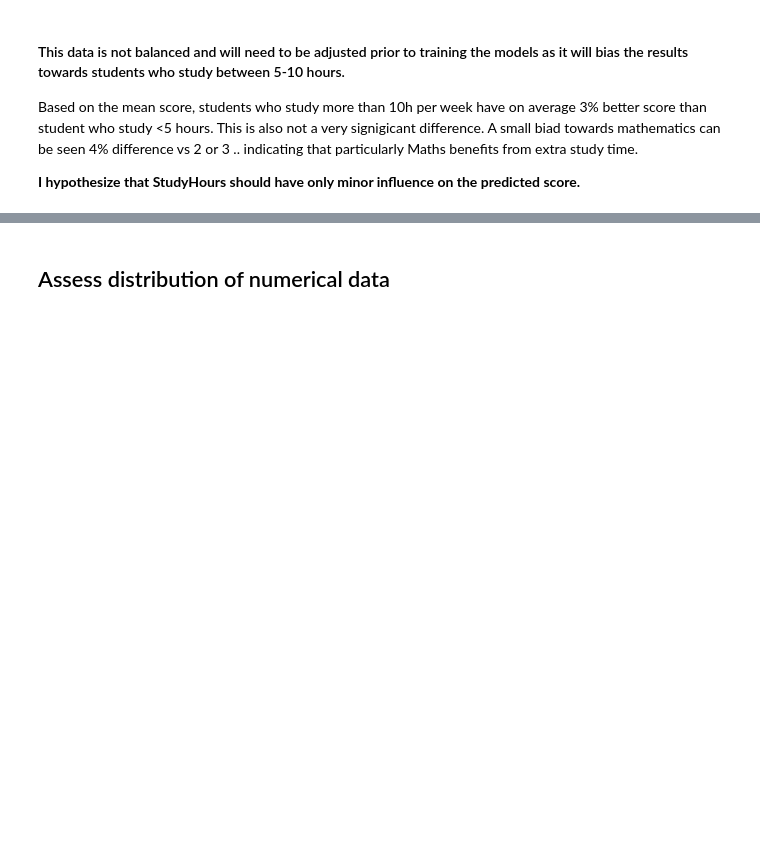
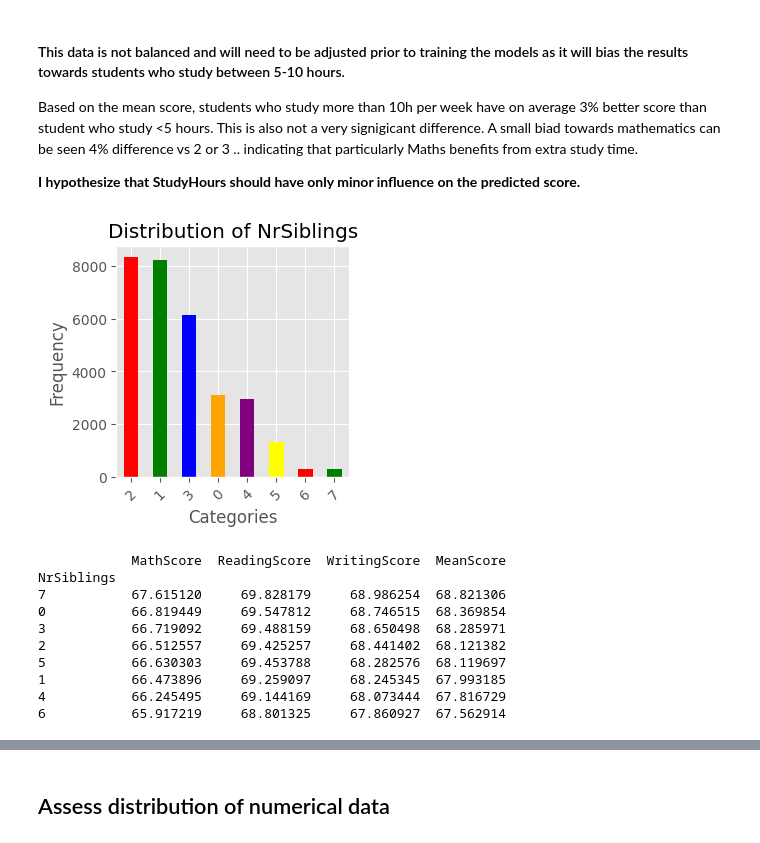
Before and after one commit to A-Hoenig/student-AI, a Jupyter notebook: jupyter_notebooks/Notebook_3_eda.ipynb, the cells around one changed output, grey strips where cells are left out. Saved outputs shown, nothing was run; the diff lists cells and outputs as text; code cells hidden in the pictures; blank space fills up the shorter version.

```diff
--- a/jupyter_notebooks/Notebook_3_eda.ipynb
+++ b/jupyter_notebooks/Notebook_3_eda.ipynb
@@ -236,3 +257,17 @@ WklyStudyHours
 Based on the mean score, students who study more than 10h per week have on average 3% better score than student who study <5 hours. This is also not a very signigicant difference. A small biad towards mathematics can be seen 4% difference vs 2 or 3 .. indicating that particularly Maths benefits from extra study time.
 
 **I hypothesize that StudyHours should have only minor influence on the predicted score.**
+# %%
+plot_category_distribution('NrSiblings')
+# %% [output]
+[figure, added]
+            MathScore  ReadingScore  WritingScore  MeanScore
+NrSiblings
+7           67.615120     69.828179     68.986254  68.821306
+0           66.819449     69.547812     68.746515  68.369854
+3           66.719092     69.488159     68.650498  68.285971
+2           66.512557     69.425257     68.441402  68.121382
+5           66.630303     69.453788     68.282576  68.119697
+1           66.473896     69.259097     68.245345  67.993185
+4           66.245495     69.144169     68.073444  67.816729
+6           65.917219     68.801325     67.860927  67.562914
```
Also changed, not shown: parts of 14 cells of this notebook.
